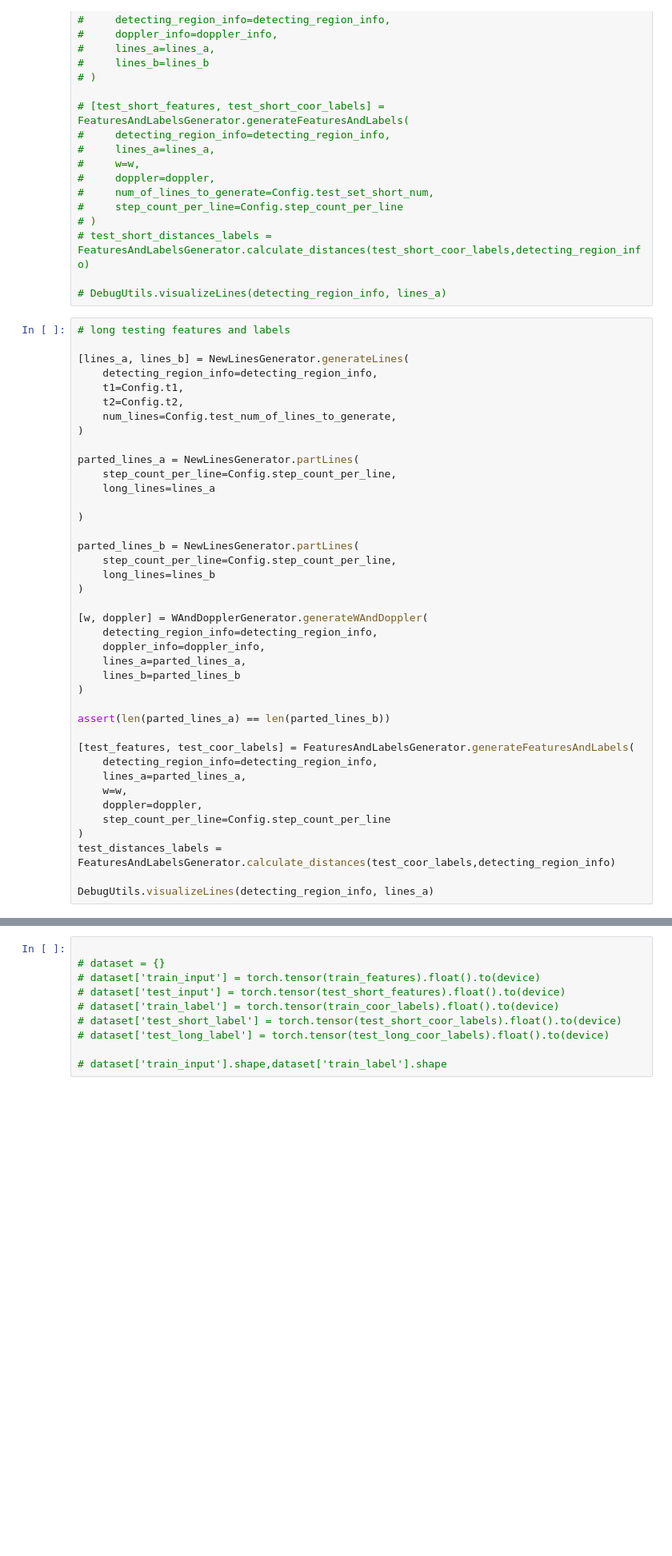
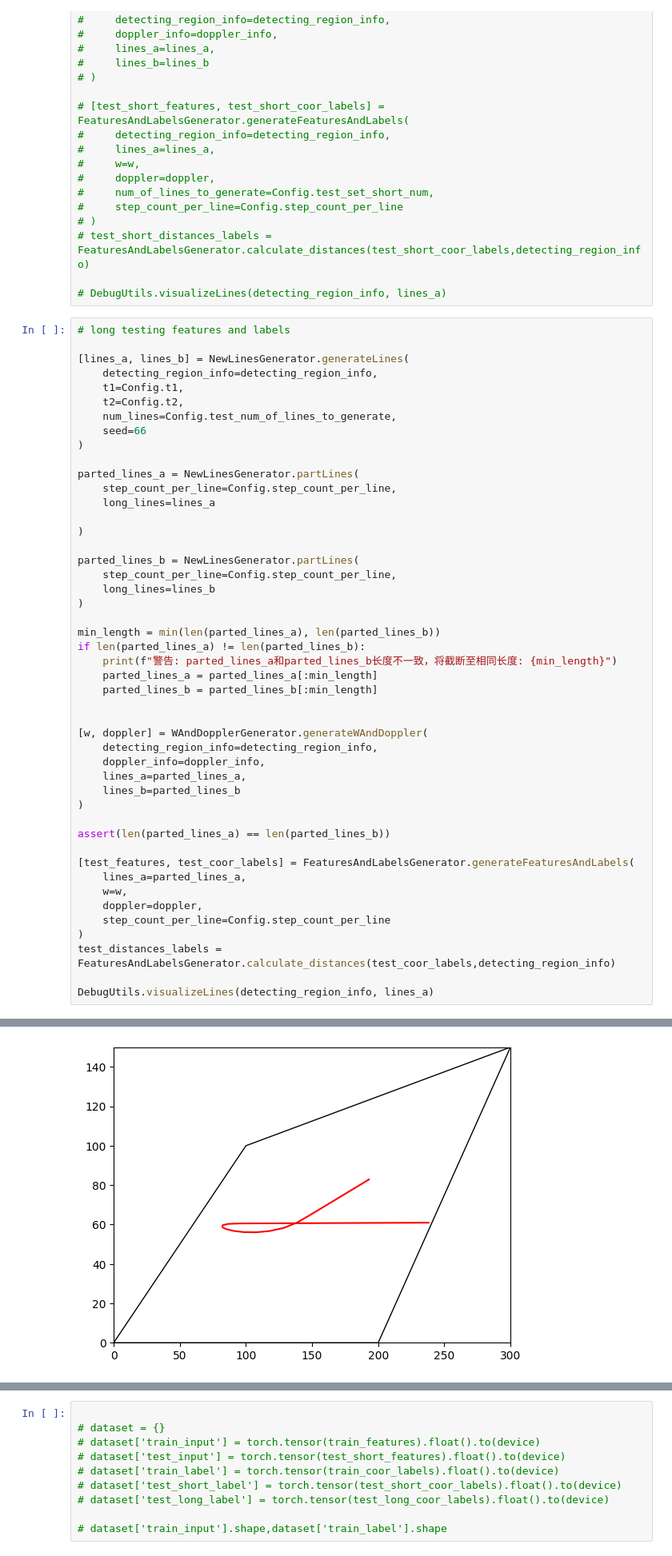
Before and after one commit to dannyHallo/UAV_location, a Jupyter notebook: lab.ipynb, the cells around one changed output, grey strips where cells are left out. Shown at 80% size. Saved outputs shown, nothing was run; the diff lists cells and outputs as text; blank space fills up the shorter version.

```diff
--- a/lab.ipynb
+++ b/lab.ipynb
@@ -105,6 +127,7 @@ IndexError: index 710 is out of bounds for axis 0 with size 710
     t1=Config.t1,
     t2=Config.t2,
     num_lines=Config.test_num_of_lines_to_generate,
+    seed=66
 )
 
 parted_lines_a = NewLinesGenerator.partLines(
@@ -118,6 +141,13 @@ parted_lines_b = NewLinesGenerator.partLines(
     long_lines=lines_b
 )
 
+min_length = min(len(parted_lines_a), len(parted_lines_b))
+if len(parted_lines_a) != len(parted_lines_b):
+    print(f"警告: parted_lines_a和parted_lines_b长度不一致，将截断至相同长度: {min_length}")
+    parted_lines_a = parted_lines_a[:min_length]
+    parted_lines_b = parted_lines_b[:min_length]
+
+
 [w, doppler] = WAndDopplerGenerator.generateWAndDoppler(
     detecting_region_info=detecting_region_info,
     doppler_info=doppler_info,
@@ -128,7 +158,6 @@ parted_lines_b = NewLinesGenerator.partLines(
 assert(len(parted_lines_a) == len(parted_lines_b))
 
 [test_features, test_coor_labels] = FeaturesAndLabelsGenerator.generateFeaturesAndLabels(
-    detecting_region_info=detecting_region_info,
     lines_a=parted_lines_a,
     w=w,
     doppler=doppler,
@@ -137,3 +166,4 @@ assert(len(parted_lines_a) == len(parted_lines_b))
 test_distances_labels = FeaturesAndLabelsGenerator.calculate_distances(test_coor_labels,detecting_region_info)
 
 DebugUtils.visualizeLines(detecting_region_info, lines_a)
+# %% [output]
@@ -140,3 +171,4 @@ DebugUtils.visualizeLines(detecting_region_info, lines_a)
+[figure, added]
 # %%
 import os
 import time
```
Also changed, not shown: parts of 4 cells of this notebook.
